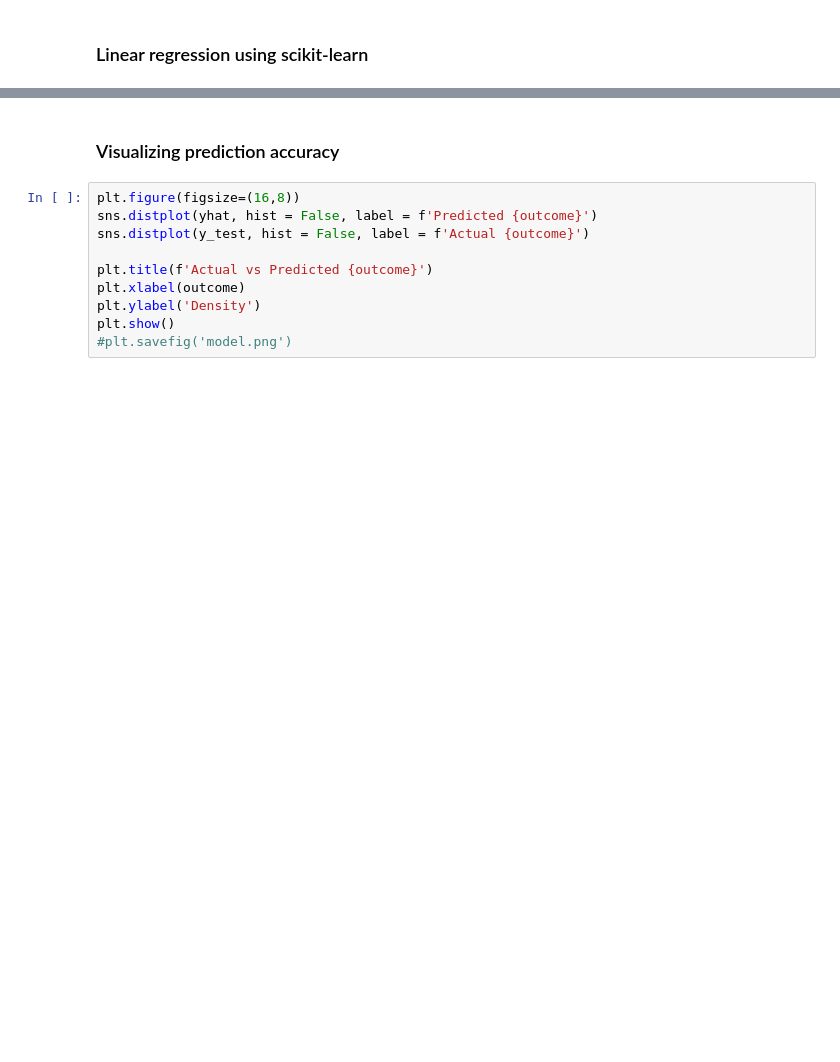
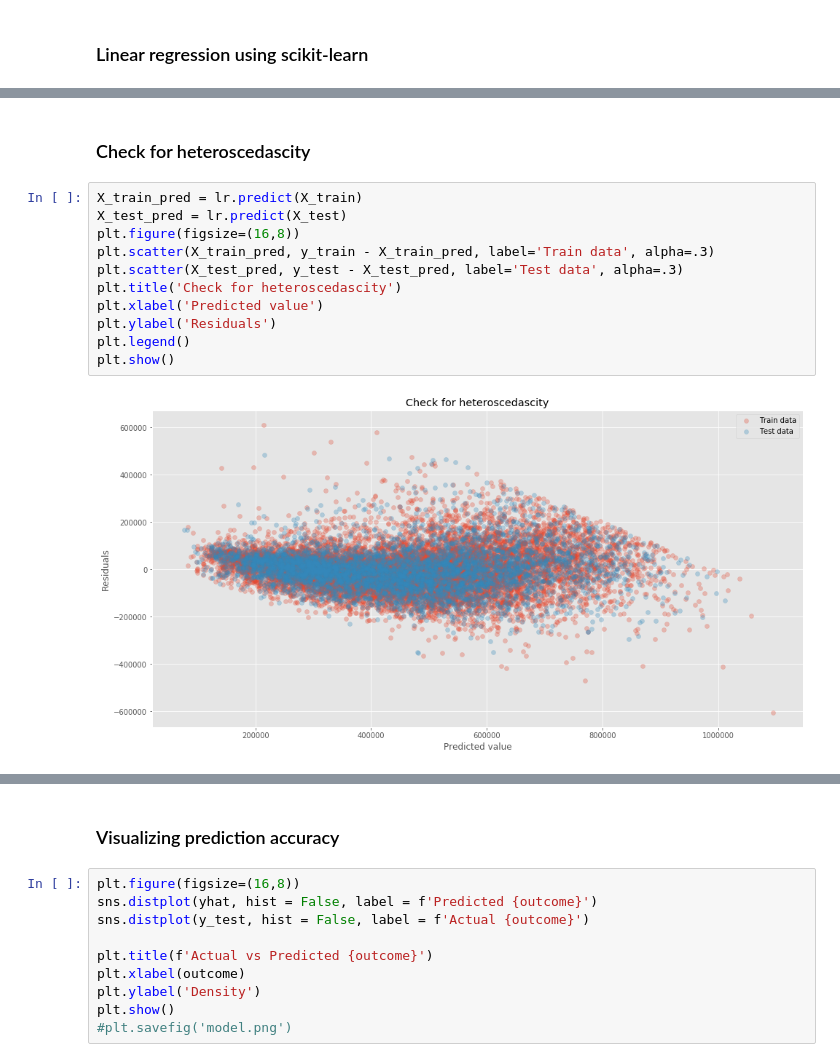
Before and after one commit to vadimbs/dsc-mod-2-project-v2-1, a Jupyter notebook: student.ipynb, the cells around one changed output, grey strips where cells are left out. Drawn from its saved outputs; the diff is of its cells as text; blank space fills up the shorter version.

```diff
--- a/student.ipynb
+++ b/student.ipynb
@@ -442,0 +475,15 @@ sqft_living coefficient: 121.71396215781252
+# %% [markdown]
+### Check for heteroscedascity
+# %%
+X_train_pred = lr.predict(X_train)
+X_test_pred = lr.predict(X_test)
+plt.figure(figsize=(16,8))
+plt.scatter(X_train_pred, y_train - X_train_pred, label='Train data', alpha=.3)
+plt.scatter(X_test_pred, y_test - X_test_pred, label='Test data', alpha=.3)
+plt.title('Check for heteroscedascity')
+plt.xlabel('Predicted value')
+plt.ylabel('Residuals')
+plt.legend()
+plt.show()
+# %% [output]
+[figure, added]
```
Also changed, not shown: parts of 14 cells of this notebook, 3 other files.
